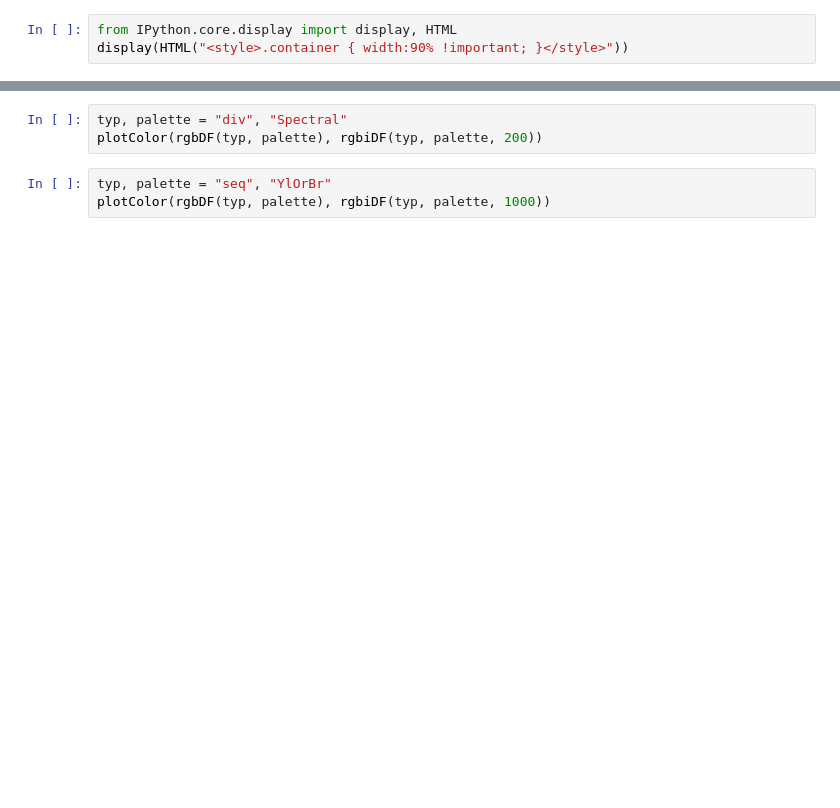
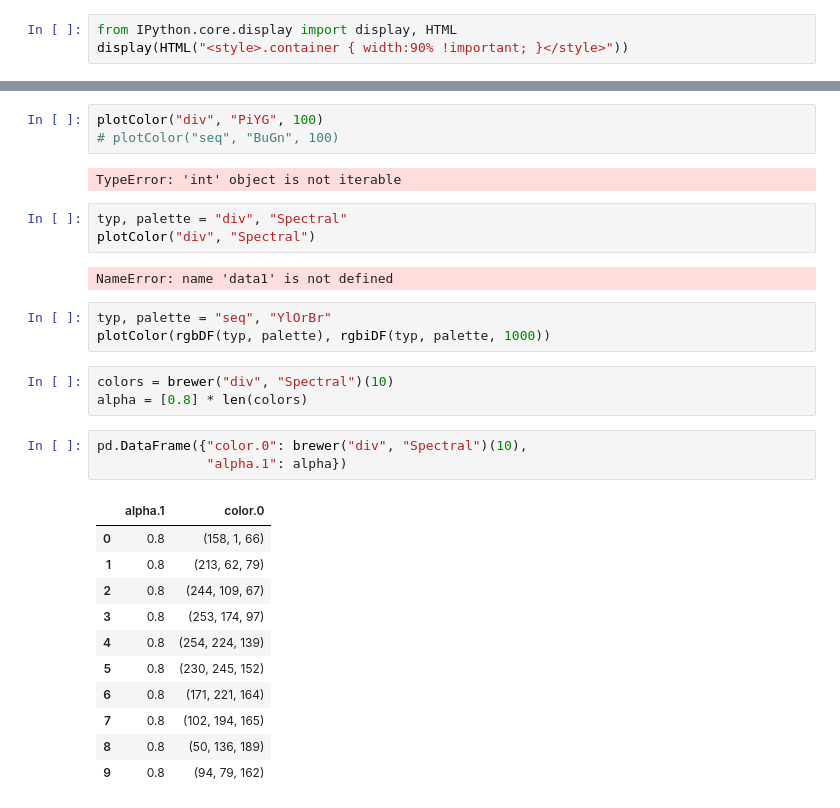
Before and after one commit to bernhard-42/hcplot, a Jupyter notebook: notebooks/colors.ipynb, the cells around one changed output, grey strips where cells are left out. Saved outputs shown, nothing was run; the diff lists cells and outputs as text; blank space fills up the shorter version.

```diff
--- a/notebooks/colors.ipynb
+++ b/notebooks/colors.ipynb
@@ -43,6 +61,31 @@ def plotColor(data1, data2):
+# %%
+plotColor("div", "PiYG", 100)
+# plotColor("seq", "BuGn", 100)
+# %% [output]
+TypeError: 'int' object is not iterable
 # %%
 typ, palette = "div", "Spectral"
-plotColor(rgbDF(typ, palette), rgbiDF(typ, palette, 200))
+plotColor("div", "Spectral")
+# %% [output]
+NameError: name 'data1' is not defined
 # %%
 typ, palette = "seq", "YlOrBr"
 plotColor(rgbDF(typ, palette), rgbiDF(typ, palette, 1000))
+# %%
+colors = brewer("div", "Spectral")(10)
+alpha = [0.8] * len(colors)
+# %%
+pd.DataFrame({"color.0": brewer("div", "Spectral")(10),
+              "alpha.1": alpha})
+# %% [output]
+|  | alpha.1 | color.0 |
+| 0 | 0.8 | (158, 1, 66) |
+| 1 | 0.8 | (213, 62, 79) |
+| 2 | 0.8 | (244, 109, 67) |
+| 3 | 0.8 | (253, 174, 97) |
+| 4 | 0.8 | (254, 224, 139) |
+| 5 | 0.8 | (230, 245, 152) |
+| 6 | 0.8 | (171, 221, 164) |
+| 7 | 0.8 | (102, 194, 165) |
+| 8 | 0.8 | (50, 136, 189) |
+| 9 | 0.8 | (94, 79, 162) |
```
Also changed, not shown: parts of 20 cells of this notebook, 21 other files.
